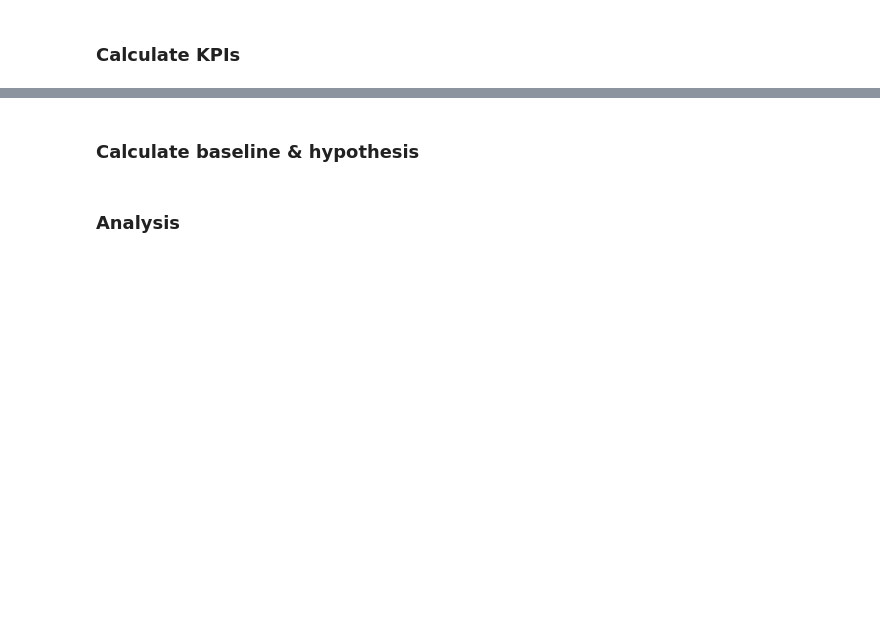
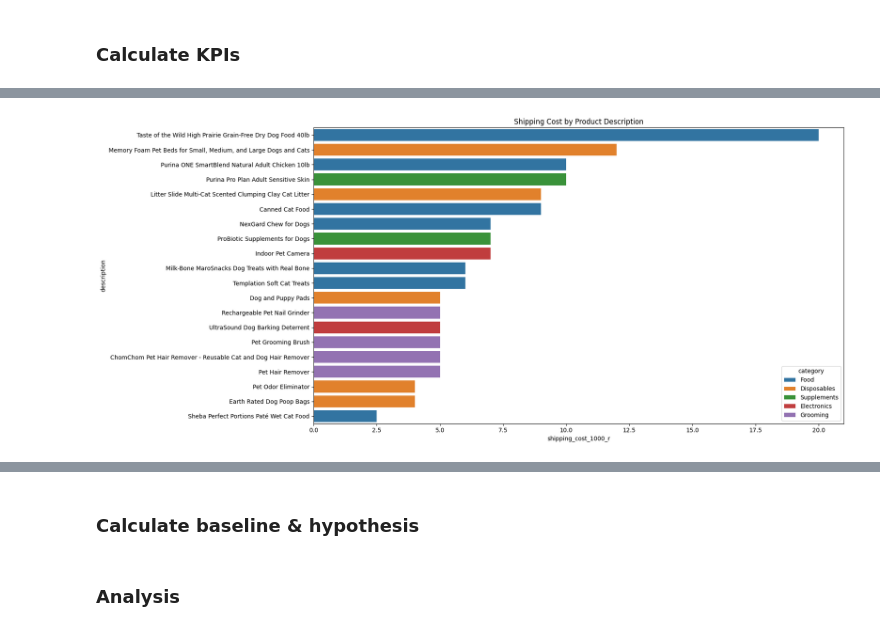
Before and after one commit to bfreiheit/shipping-cost-analysis, a Jupyter notebook: notebooks/EDA.ipynb, the cells around one changed output, grey strips where cells are left out. Saved outputs shown, nothing was run; the diff lists cells and outputs as text; code cells hidden in the pictures; blank space fills up the shorter version.

```diff
--- a/notebooks/EDA.ipynb
+++ b/notebooks/EDA.ipynb
@@ -174,3 +196,18 @@ plt.show()
+# %%
+df_sorted = df.sort_values("shipping_cost_1000_r", ascending=False)
+
+df_sorted["description"] = pd.Categorical(df_sorted["description"],
+                                          categories=df_sorted["description"].unique(),
+                                          ordered=True)
+
+# Plot
+fig, axs = plt.subplots(1, 1, figsize=(18, 8))
+sns.barplot(data=df_sorted, y="description", x="shipping_cost_1000_r", hue="category", ax=axs)
+axs.set_title("Shipping Cost by Product Description")
+plt.tight_layout()
+plt.show()
+# %% [output]
+[figure, added]
 # %%
 # Cost of Goods Sold (COGS)
 df["cogs"] = df["landed_cost"] * df["quantity"]
```
Also changed, not shown: parts of 14 cells of this notebook.
